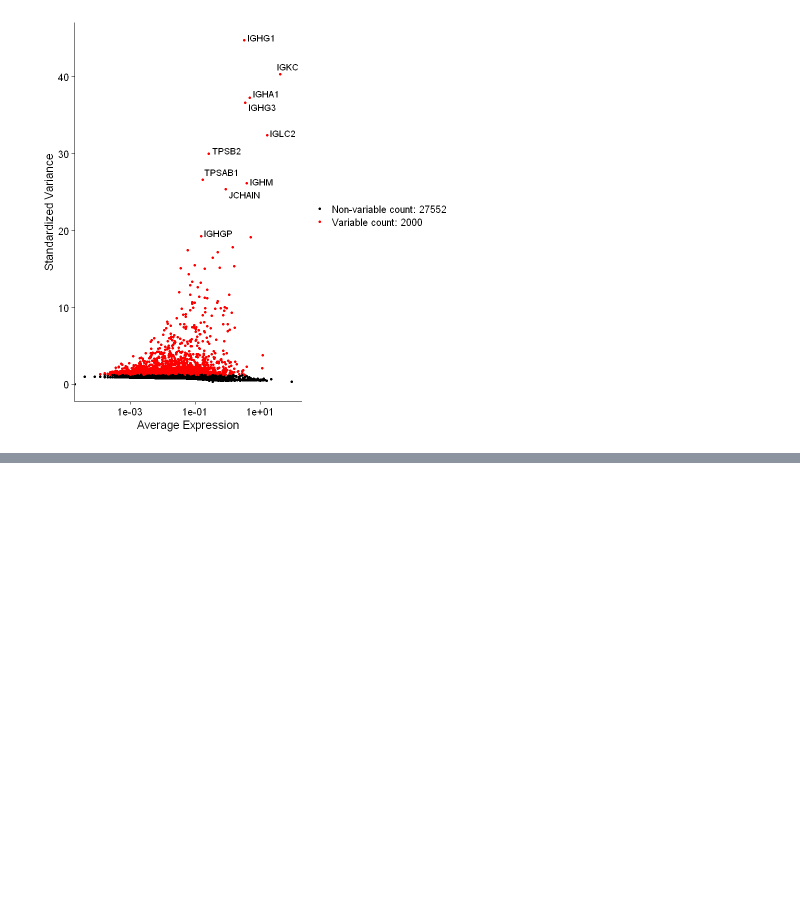
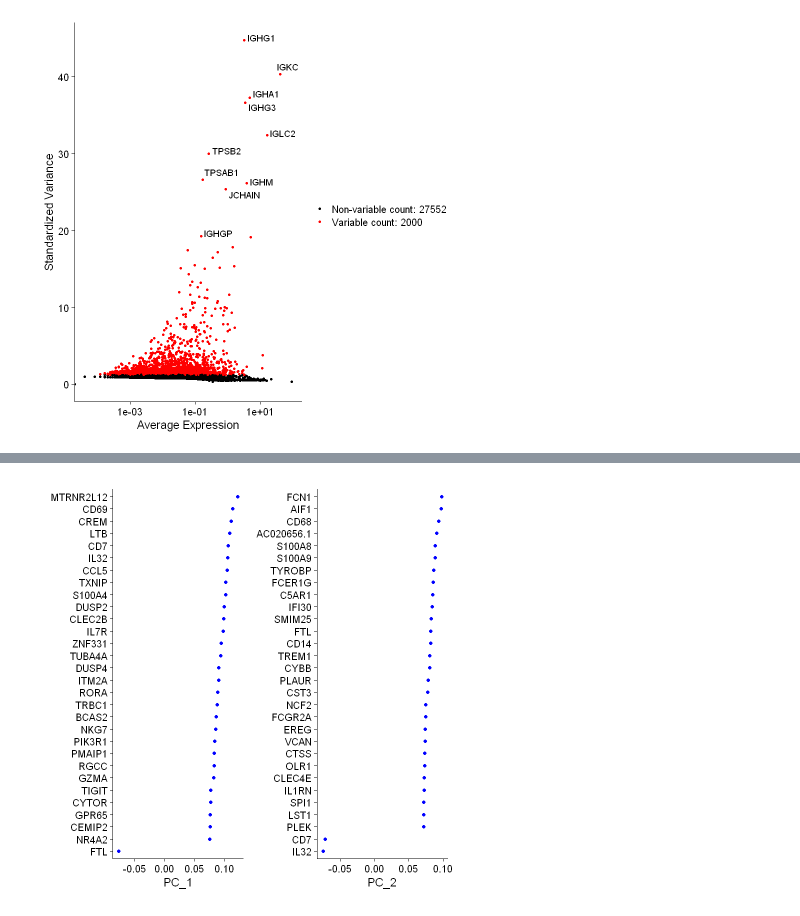
Before and after one commit to nidhi12k/scAnalysis, a Jupyter notebook: nsclc.ipynb, the cells around one changed output, grey strips where cells are left out. Saved outputs shown, nothing was run; the diff lists cells and outputs as text; code cells hidden in the pictures; blank space fills up the shorter version.

```diff
--- a/nsclc.ipynb
+++ b/nsclc.ipynb
@@ -177,0 +244,4 @@ Warning message:
+# %%
+VizDimLoadings(nsclc.sobj, dims = 1:2, reduction = "pca")
+# %% [output]
+[figure, added]
```
Also changed, not shown: parts of 13 cells of this notebook.
